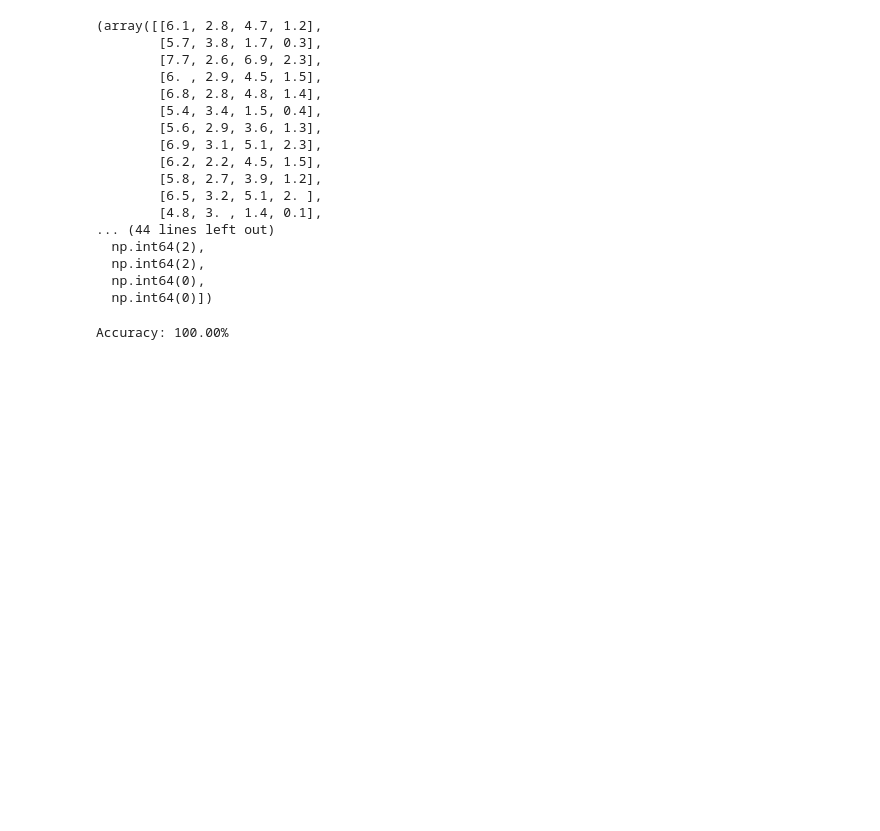
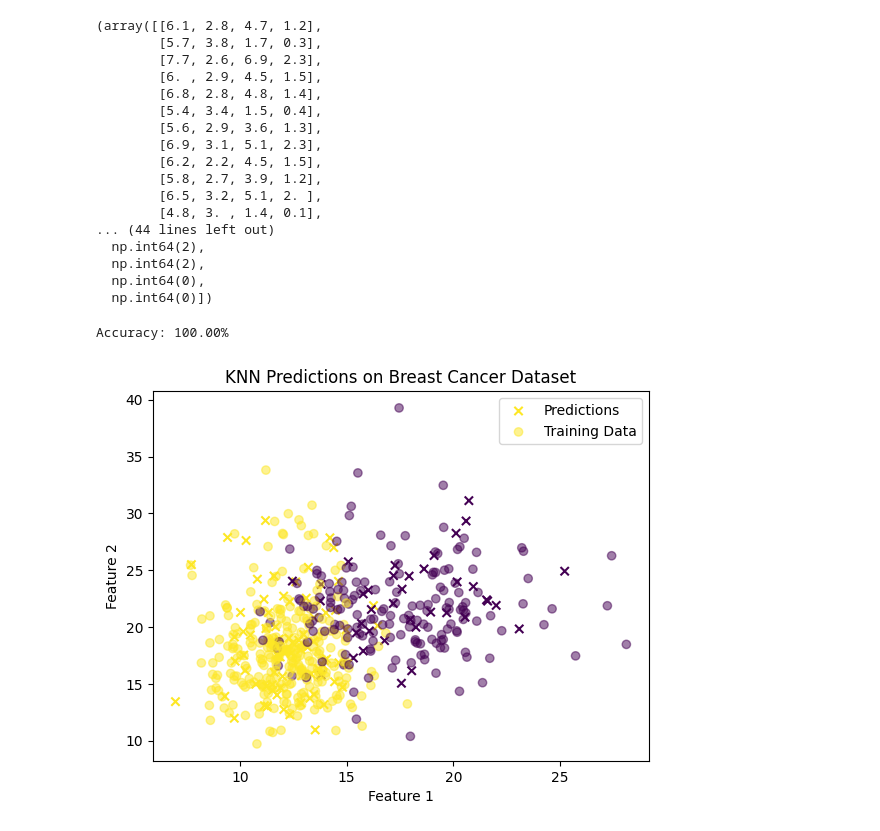
Before and after one commit to shekhs/PythonPrac, a Jupyter notebook: raw code/algos.ipynb, the cells around one changed output. Cells and saved outputs as stored; diff of their text form; code cells hidden in the pictures; blank space fills up the shorter version.

```diff
--- a/raw code/algos.ipynb
+++ b/raw code/algos.ipynb
@@ -95,3 +95,26 @@ accuracy = np.sum(predictions == y_test) / len(y_test)
 print(f'Accuracy: {accuracy * 100:.2f}%')
 # %% [output]
 Accuracy: 100.00%
+# %%
+# get some other dataset
+from sklearn.datasets import load_breast_cancer
+cancer = load_breast_cancer()
+X = cancer.data
+y = cancer.target
+X_train, X_test, y_train, y_test = train_test_split(X, y, test_size=0.2, random_state=42)
+model = KNN(k=5)
+model.fit(X_train, y_train)
+predictions = model.predict(X_test)
+
+# plot the predictions with x marker along with data points
+plt.scatter(X_test[:, 0], X_test[:, 1], c=predictions, cmap='viridis', marker='x')
+# also plot the original data points with dot markers
+plt.scatter(X_train[:, 0], X_train[:, 1], c=y_train, cmap='viridis', marker='o', alpha=0.5)
+# add labels and title
+plt.legend(['Predictions', 'Training Data'])
+plt.xlabel('Feature 1')
+plt.ylabel('Feature 2')
+plt.title('KNN Predictions on Breast Cancer Dataset')
+plt.show()
+# %% [output]
+[figure, added]
```
